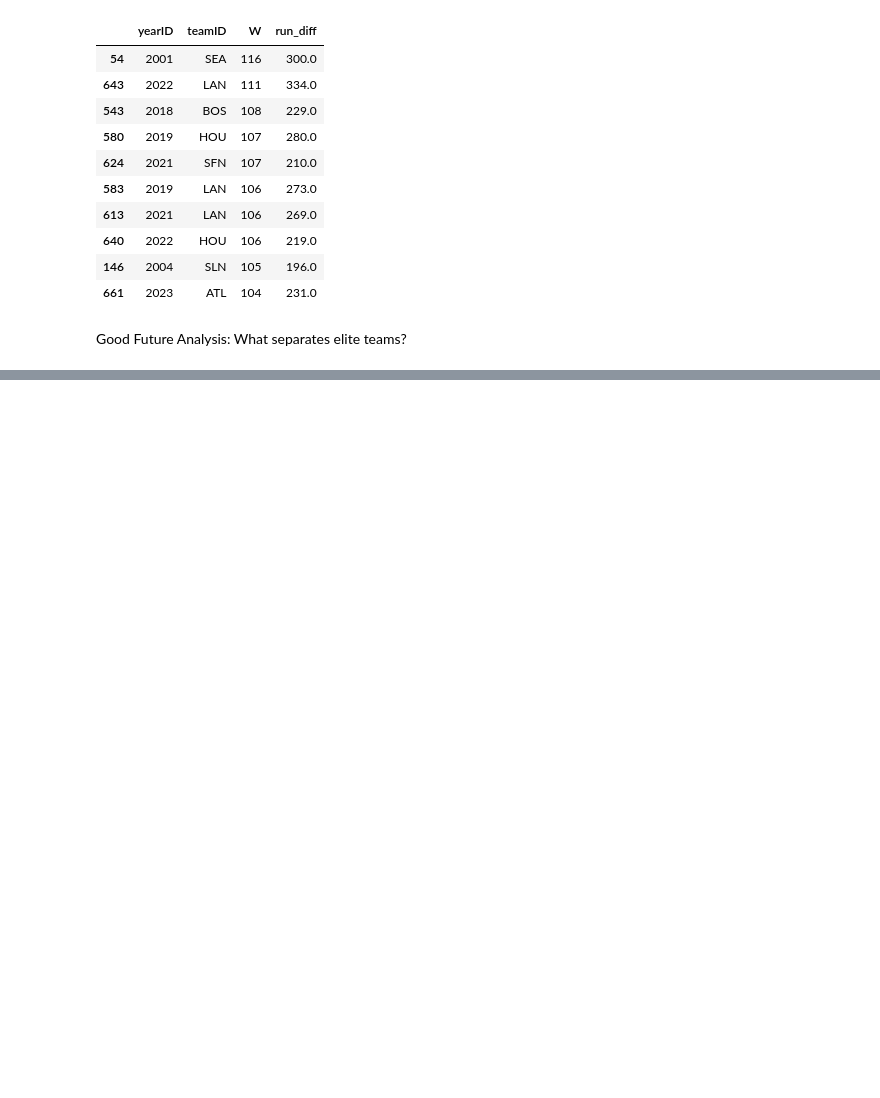
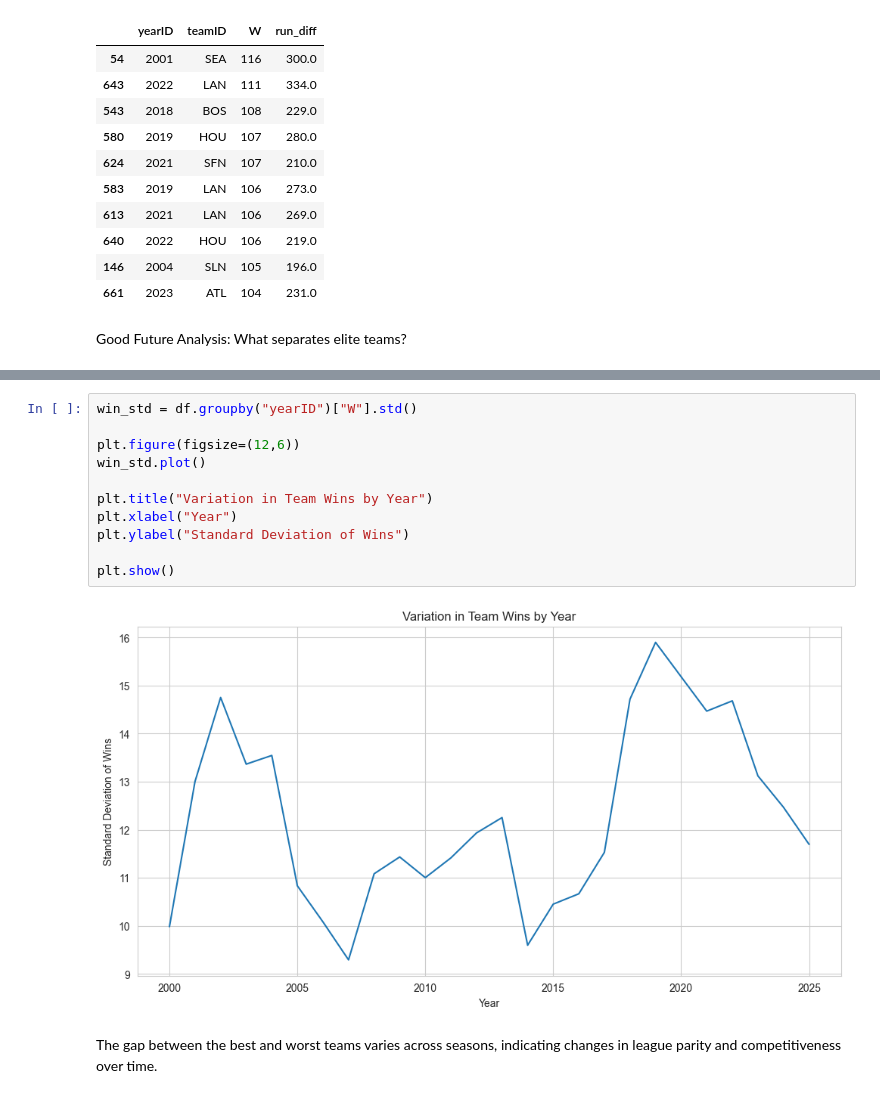
Before and after one commit to tcbailey30/sports-analytics-repository, a Jupyter notebook: MLB/02_team_wins_prediction/notebooks/02_eda.ipynb, the cells around one changed output, grey strips where cells are left out. Cells and saved outputs as stored; diff of their text form; blank space fills up the shorter version.

```diff
--- a/MLB/02_team_wins_prediction/notebooks/02_eda.ipynb
+++ b/MLB/02_team_wins_prediction/notebooks/02_eda.ipynb
@@ -118,0 +144,15 @@ ValueError: Per-column arrays must each be 1-dimensional
+# %%
+win_std = df.groupby("yearID")["W"].std()
+
+plt.figure(figsize=(12,6))
+win_std.plot()
+
+plt.title("Variation in Team Wins by Year")
+plt.xlabel("Year")
+plt.ylabel("Standard Deviation of Wins")
+
+plt.show()
+# %% [output]
+[figure, added]
+# %% [markdown]
+The gap between the best and worst teams varies across seasons, indicating changes in league parity and competitiveness over time.
```
Also changed, not shown: parts of 7 cells of this notebook.
